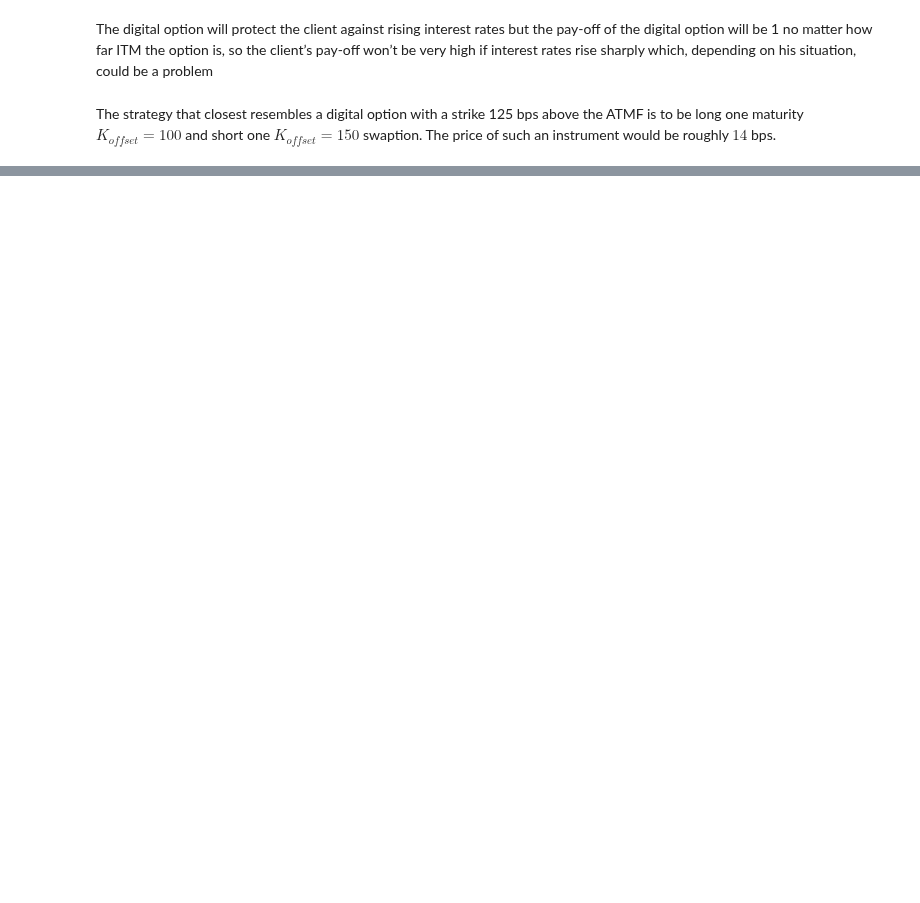
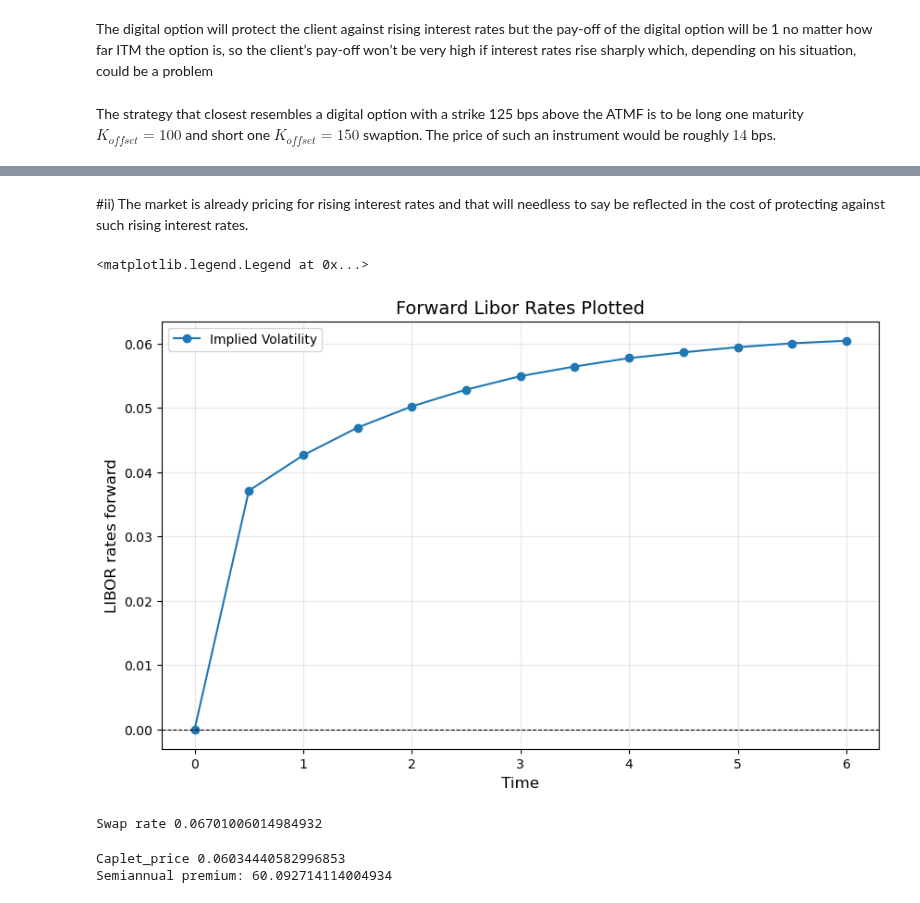
Before and after one commit to jhvander/Uni, a Jupyter notebook: 9. Sem/Fixed/Februar2023.ipynb, the cells around one changed output, grey strips where cells are left out. Cells and saved outputs as stored; diff of their text form; code cells hidden in the pictures; blank space fills up the shorter version.

```diff
--- a/9. Sem/Fixed/Februar2023.ipynb
+++ b/9. Sem/Fixed/Februar2023.ipynb
@@ -303,0 +306,4 @@ The strategy that closest resembles a digital option with a strike 125 bps above
+# %%
+T_4 = np.array([0,0.50, 1.00, 1.50, 2.00, 2.50, 3.00, 3.50, 4.00, 4.50, 5.00, 5.50, 6.00])
+R_4 = np.array([0, 0.0371, 0.0426, 0.0469, 0.0502, 0.0528, 0.0549, 0.0564, 0.0577, 0.0586, 0.0594, 0.0600, 0.0604])
+sigma_4 = np.array([0, 0, 0.182, 0.205, 0.229, 0.255, 0.283, 0.313, 0.347, 0.381, 0.423, 0.484, 0.545])
@@ -303,0 +346,38 @@ The strategy that closest resembles a digital option with a strike 125 bps above
+# %% [markdown]
+#ii)
+The market is already pricing for rising interest rates and that will needless to say be reflected in the cost of protecting against such rising interest rates.
+# %%
+#ii)
+
+plt.figure(figsize=(10, 6))
+plt.plot(T_4, R_4, marker='o', linestyle='-', label='Implied Volatility')
+# Add labels and title
+plt.xlabel(r"Time", fontsize=12)
+plt.ylabel("LIBOR rates forward", fontsize=12)
+plt.title("Forward Libor Rates Plotted", fontsize=14)
+plt.axhline(y=0, color='black', linewidth=0.8, linestyle='--')
+plt.grid(alpha=0.3)
+plt.legend()
+# %% [output]
+<matplotlib.legend.Legend at 0x...>
+[figure, added]
+# %%
+# 4b)
+#i)
+swap_rate_4b, acc_factor_4b = fid.swap_rate_from_zcb_prices(0,3,6,"semiannual", T_4,p_4,0.5)
+print("Swap rate", swap_rate_4b)
+# %% [output]
+Swap rate 0.06701006014984932
+# %%
+#ii)
+caplet_price = fid.black_caplet_price(sigma=sigma_4[7:], T=T_4[6:-1], R=0.055, alpha=0.5, p=p_4[7:],L=LIBOR_4[7:], type ="call" )
+# Starting in 6 for time as these are the fixing dates
+# Starting in 7 because it matures here and the need to discount
+# Starting in 7 for LIBOR and sigma because it matures in T+1
+PV_caplet_price = np.sum(caplet_price)
+print("Caplet_price", PV_caplet_price)
+swap_rate_4b_ii, acc_factor_4b_ii = fid.swap_rate_from_zcb_prices(0,0,6,"semiannual", T_4,p_4,0.5)
+print("Semiannual premium:", np.sum(PV_caplet_price)*1/(2*acc_factor_4b_ii)*10000)
+# %% [output]
+Caplet_price 0.06034440582996853
+Semiannual premium: 60.092714114004934
```
Also changed, not shown: parts of 3 cells of this notebook, 1 other file.
